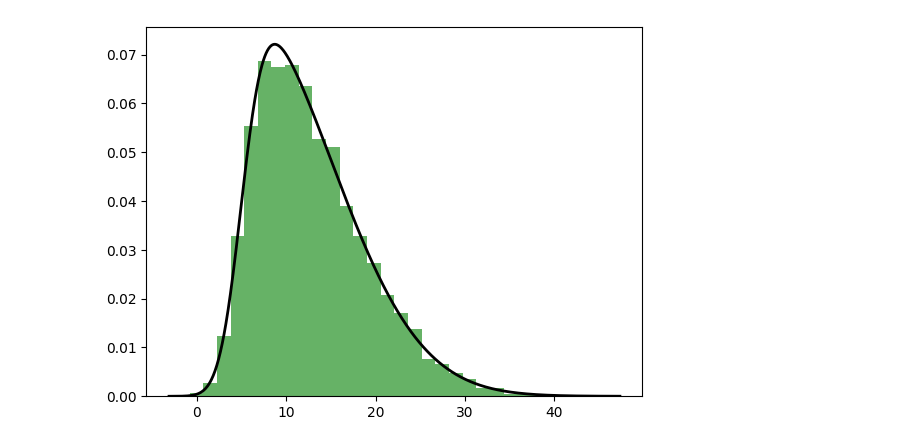
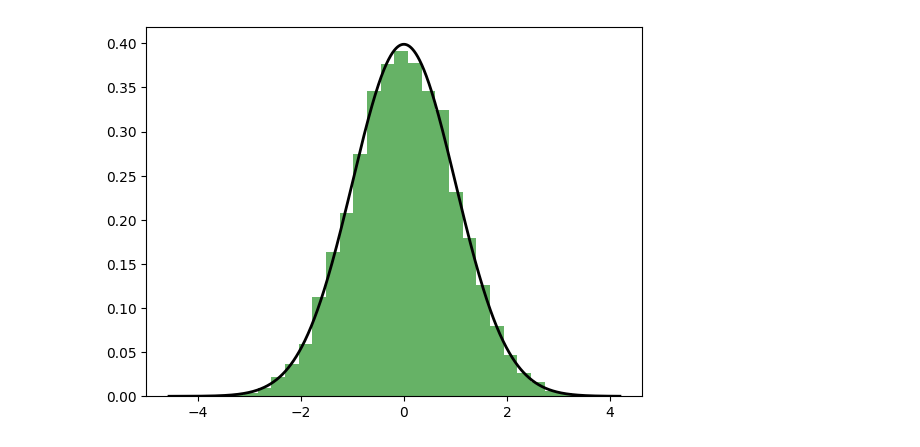
Before and after one commit to sssstforest/Skew-Normal-Distribution-Parameter-Estimator, a Jupyter notebook: testNotebook.ipynb, the cells around one changed output. Saved outputs shown, nothing was run; the diff lists cells and outputs as text; code cells hidden in the pictures.

```diff
--- a/testNotebook.ipynb
+++ b/testNotebook.ipynb
@@ -6,9 +6,9 @@ import tensorflow as tf
 
 # Define the number of samples, the location, the scale, and the skewness
 num_samples = 10000
-mu_data = 5.0  # location (mean)
-sd_data = 10.0  # scale (standard deviation)
-alpha_data = 5.0  # skewness (negative value means left skew, positive means right skew)
+mu_data = 0.0  # location (mean)
+sd_data = 1.0  # scale (standard deviation)
+alpha_data = 0.0  # skewness (negative value means left skew, positive means right skew)
 
 # Generate samples from the skew normal distribution
 dist = skewnorm(alpha_data, mu_data, sd_data)
@@ -31,4 +31,4 @@ To enable the following instructions: AVX2 FMA, in other operations, rebuild Ten
-[figure, old version]
+[figure, new version]
 # %%
 class MyDense(tf.keras.layers.Layer):
     def __init__(self, units, activation=None, **kwargs):
```
Also changed, not shown: parts of 6 cells of this notebook.
